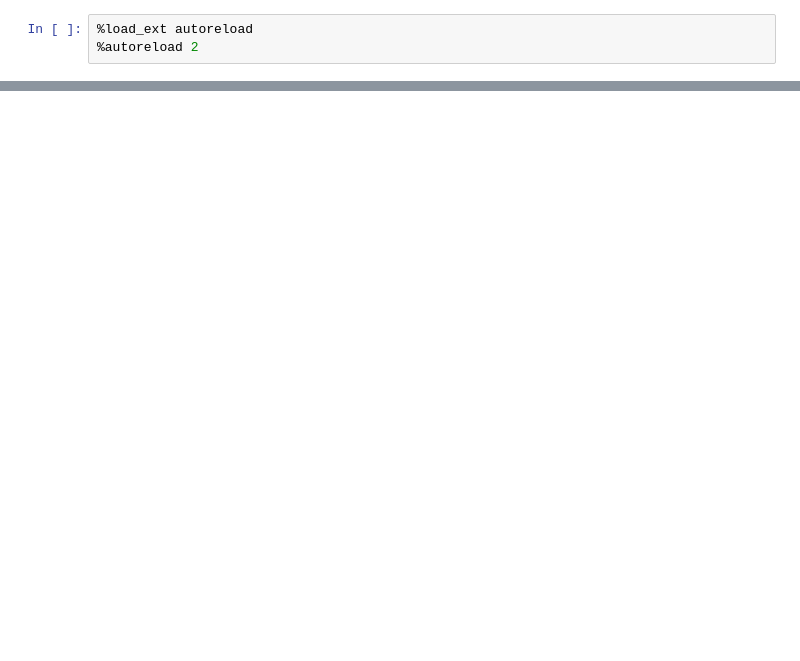
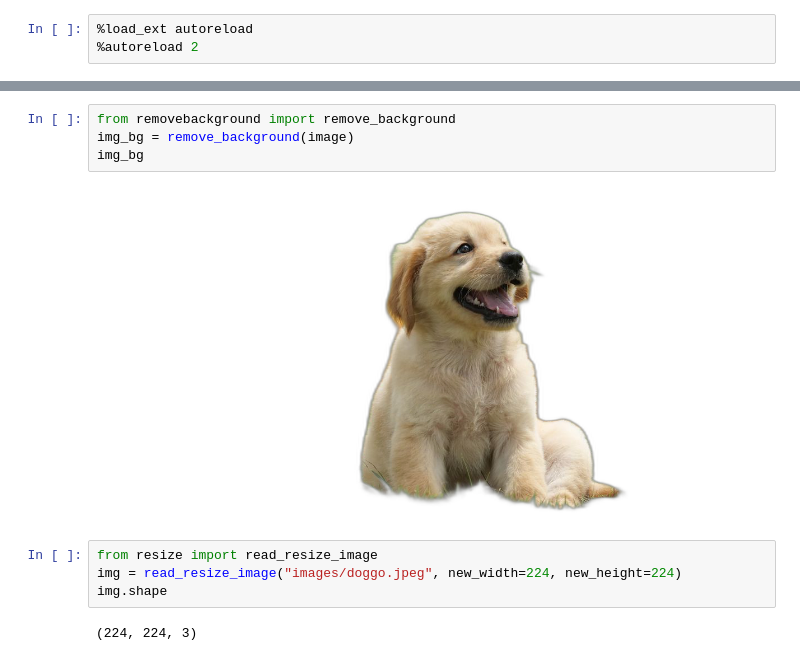
Before and after one commit to hasibzunair/plugnplay, a Jupyter notebook: resusable/test.ipynb, the cells around one changed output, grey strips where cells are left out. Saved outputs shown, nothing was run; the diff lists cells and outputs as text; blank space fills up the shorter version.

```diff
--- a/resusable/test.ipynb
+++ b/resusable/test.ipynb
@@ -41,0 +18,12 @@ a.save("images/person_bg.png")
+# %%
+from removebackground import remove_background
+img_bg = remove_background(image)
+img_bg
+# %% [output]
+[figure, added]
+# %%
+from resize import read_resize_image
+img = read_resize_image("images/doggo.jpeg", new_width=224, new_height=224)
+img.shape
+# %% [output]
+(224, 224, 3)
```
Also changed, not shown: parts of 13 cells of this notebook, 6 other files.
